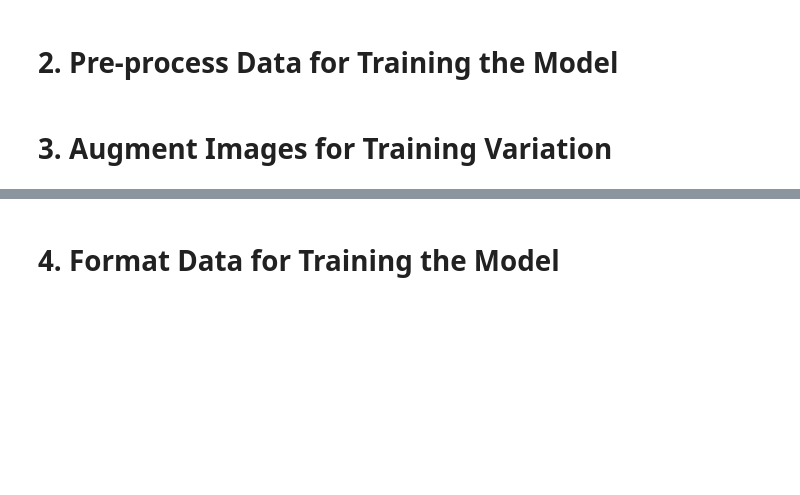
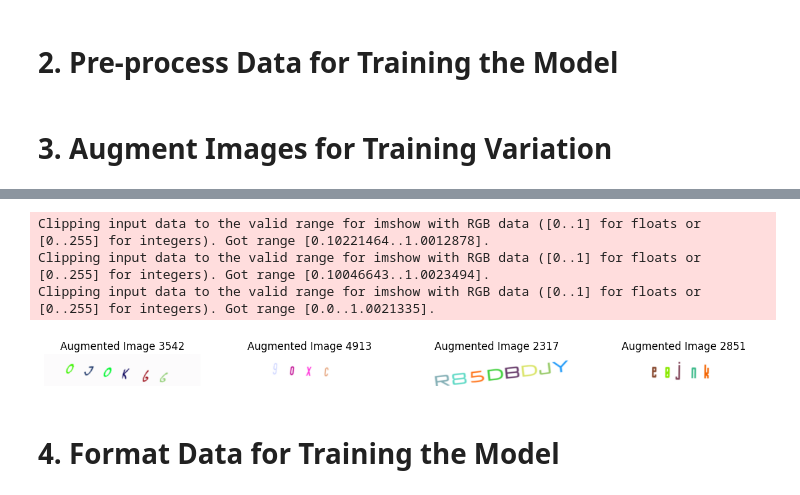
Before and after one commit to mmaimer33/CS4243-MP, a Jupyter notebook: combined.ipynb, the cells around one changed output, grey strips where cells are left out. Saved outputs shown, nothing was run; the diff lists cells and outputs as text; code cells hidden in the pictures; blank space fills up the shorter version.

Commit message:
Fix augmentation cells in combined nb

```diff
--- a/combined.ipynb
+++ b/combined.ipynb
@@ -120,4 +120,32 @@ df["processed_images"] = process_images(
 )
 # %% [markdown]
 # 3. Augment Images for Training Variation
+# %%
+# Function defs
+
+# Load and resize images
+def load_image(file_path, img_width, img_height):
+    img = tf.io.read_file(file_path)
+    img = tf.image.decode_png(img, channels=3)
+    img = tf.image.resize(img, [img_width, img_height])
+    return img
+
+# Augment an array of images using the given layers
+def augment_image(imgs_arr, layers):
+    imgs_tensor = tf.convert_to_tensor(imgs_arr, dtype=tf.float32)
+    imgs_tensor = tf.expand_dims(imgs_tensor, 0)  # Add batch dimension
+    augmented_imgs = layers(imgs_tensor)
+    augmented_imgs = tf.squeeze(augmented_imgs, 0)  # Remove batch dimension
+    return augmented_imgs.numpy()
+
+# Display n random images from df (for checking augmented images)
+def display_random_images(df_full, num_images=1):
+    sampled_rows = df_full.sample(n=num_images)
+    plt.figure(figsize=(15, 5))
+    for idx, (index, row) in enumerate(sampled_rows.iterrows()):
+        _ = plt.subplot(1, num_images, idx + 1)
+        plt.imshow(row['augmented_images'])
+        plt.title(f"Augmented Image {index + 1}")
+        plt.axis('off')
+    plt.show()
 # %%
@@ -213,3 +176,10 @@ New DF size after augmentation: 1243846
+# %%
+display_random_images(df_augment, 4)
+# %% [output]
+Clipping input data to the valid range for imshow with RGB data ([0..1] for floats or [0..255] for integers). Got range [0.10221464..1.0012878].
+Clipping input data to the valid range for imshow with RGB data ([0..1] for floats or [0..255] for integers). Got range [0.10046643..1.0023494].
+Clipping input data to the valid range for imshow with RGB data ([0..1] for floats or [0..255] for integers). Got range [0.0..1.0021335].
+[figure, added]
 # %% [markdown]
 # 4. Format Data for Training the Model
 # %%
```
Also changed, not shown: parts of 1 cell of this notebook.
